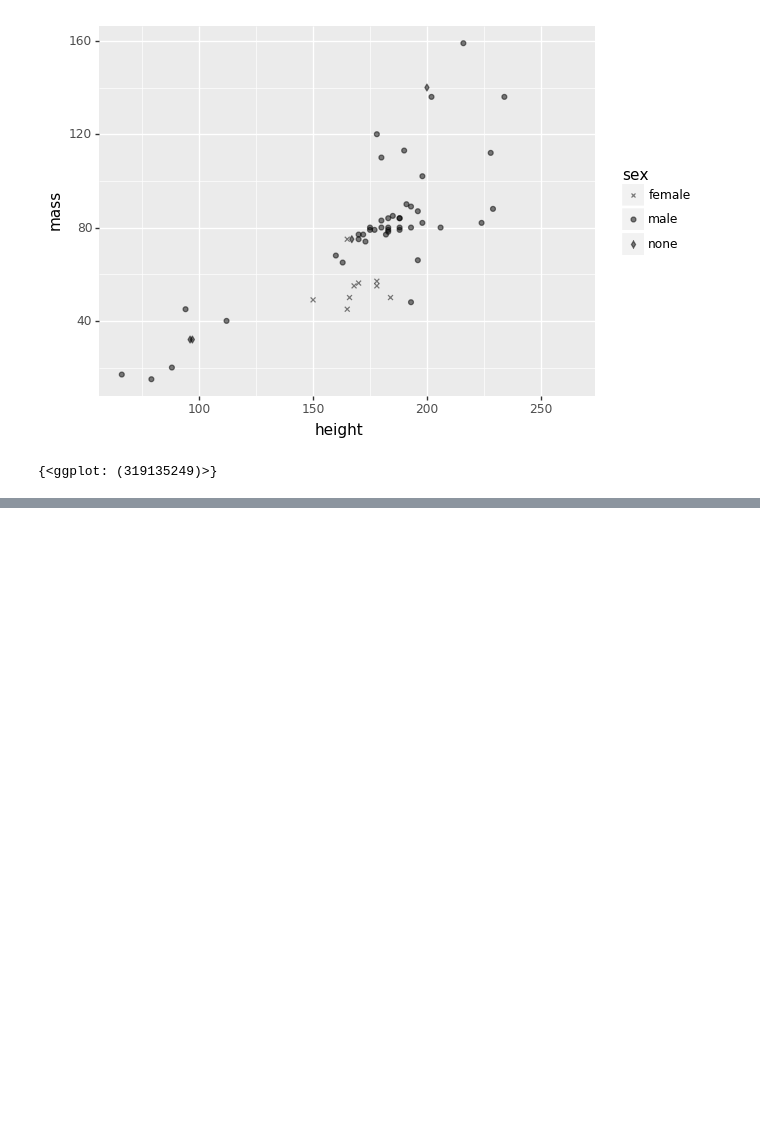
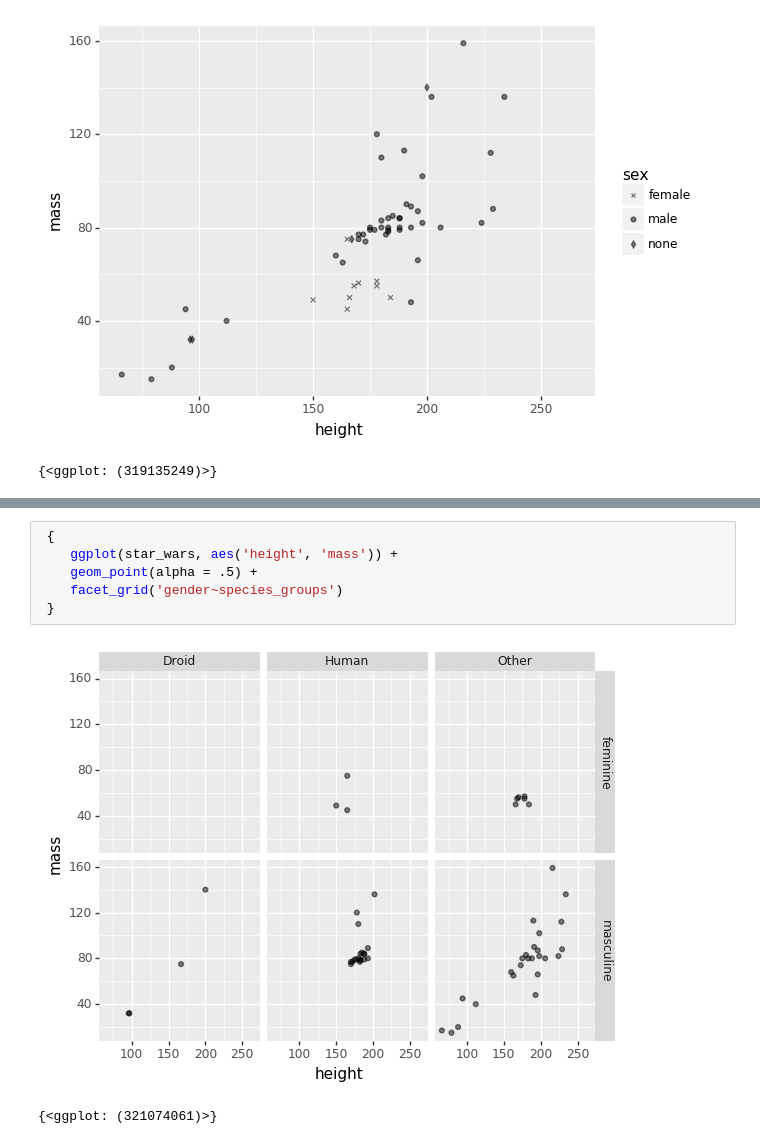
Before and after one commit to o19s/ggoodggraphics, a Jupyter notebook: pt2.ipynb, the cells around one changed output, grey strips where cells are left out. Saved outputs shown, nothing was run; the diff lists cells and outputs as text; blank space fills up the shorter version.

```diff
--- a/pt2.ipynb
+++ b/pt2.ipynb
@@ -232,0 +270,9 @@ Note ~ There is always a scale. Even if you haven't defined it, `ggplot` has cre
+# %%
+ {
+    ggplot(star_wars, aes('height', 'mass')) +
+    geom_point(alpha = .5) +
+    facet_grid('gender~species_groups')
+ }
+# %% [output]
+[figure, added]
+{<ggplot: (321074061)>}
```
Also changed, not shown: parts of 6 cells of this notebook.
